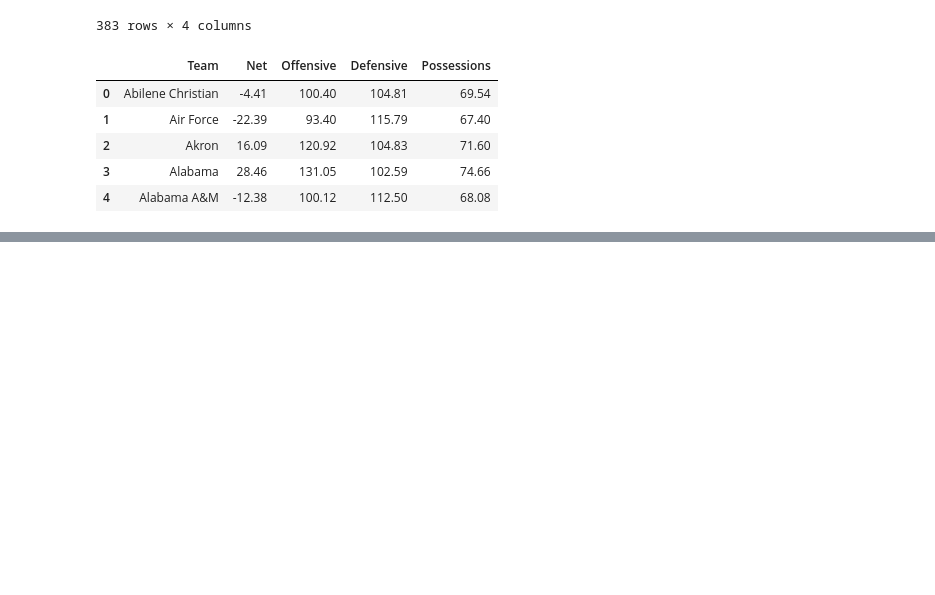
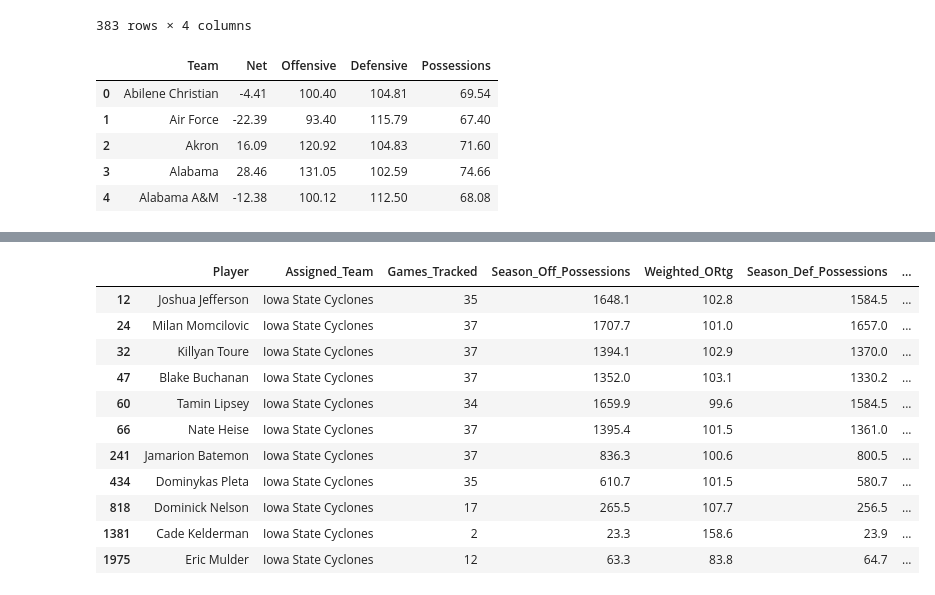
Before and after one commit to jagrest2/agrest-analytics, a Jupyter notebook: app/test.ipynb, the cells around one changed output, grey strips where cells are left out. Drawn from its saved outputs; the diff is of its cells as text; code cells hidden in the pictures; blank space fills up the shorter version.

Commit message:
06262026 started player eff on team page

```diff
--- a/app/test.ipynb
+++ b/app/test.ipynb
@@ -241,0 +1653,27 @@ df_combine.to_csv('output2.csv', index=False)
+# %%
+import pandas as pd
+import numpy as np
+
+df = pd.read_csv("player_3.csv")
+#df.sort_values(by = "Games_Tracked", ascending = False)
+df["Balanced"] = round((df["Weighted_ORtg"] * df["Season_Off_Possessions"] / 100) - (df["Weighted_DRtg"] * df["Season_Def_Possessions"] / 100),1)
+df["Star"] = round((df["Weighted_ORtg"] - df["Weighted_DRtg"]) * df["Season_Off_Possessions"] / 100, 1)
+df["Defense"] = round((df["Weighted_ORtg"] - df["Weighted_DRtg"]) * np.sqrt(df["Season_Def_Possessions"] * df["Season_Off_Possessions"] / 100), 1)
+df["WAR"] = round(((df["Weighted_ORtg"] - 100) * df["Season_Off_Possessions"] / 100) + ((100 - df["Weighted_DRtg"]) * df["Season_Def_Possessions"] / 100), 1)
+df[df["Assigned_Team"] == "Iowa State Cyclones"]
+#df.sort_values(by = "Defense", ascending = False)
+#df.to_csv('player_4.csv')
+#df
+# %% [output]
+|  | Player | Assigned_Team | Games_Tracked | Season_Off_Possessions | Weighted_ORtg | Season_Def_Possessions | ... |
+| 12 | Joshua Jefferson | Iowa State Cyclones | 35 | 1648.1 | 102.8 | 1584.5 | ... |
+| 24 | Milan Momcilovic | Iowa State Cyclones | 37 | 1707.7 | 101.0 | 1657.0 | ... |
+| 32 | Killyan Toure | Iowa State Cyclones | 37 | 1394.1 | 102.9 | 1370.0 | ... |
+| 47 | Blake Buchanan | Iowa State Cyclones | 37 | 1352.0 | 103.1 | 1330.2 | ... |
+| 60 | Tamin Lipsey | Iowa State Cyclones | 34 | 1659.9 | 99.6 | 1584.5 | ... |
+| 66 | Nate Heise | Iowa State Cyclones | 37 | 1395.4 | 101.5 | 1361.0 | ... |
+| 241 | Jamarion Batemon | Iowa State Cyclones | 37 | 836.3 | 100.6 | 800.5 | ... |
+| 434 | Dominykas Pleta | Iowa State Cyclones | 35 | 610.7 | 101.5 | 580.7 | ... |
+| 818 | Dominick Nelson | Iowa State Cyclones | 17 | 265.5 | 107.7 | 256.5 | ... |
+| 1381 | Cade Kelderman | Iowa State Cyclones | 2 | 23.3 | 158.6 | 23.9 | ... |
+| 1975 | Eric Mulder | Iowa State Cyclones | 12 | 63.3 | 83.8 | 64.7 | ... |
```
Also changed, not shown: parts of 15 cells of this notebook, 22 other files.
